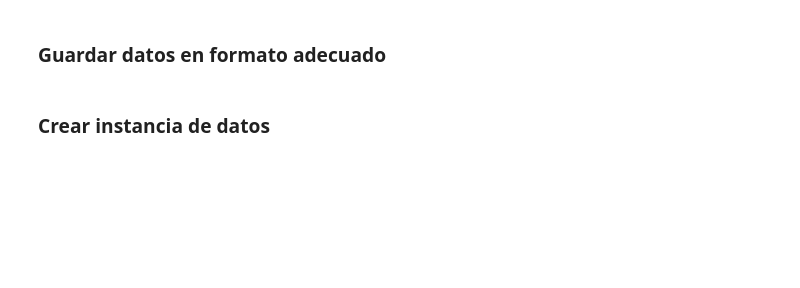
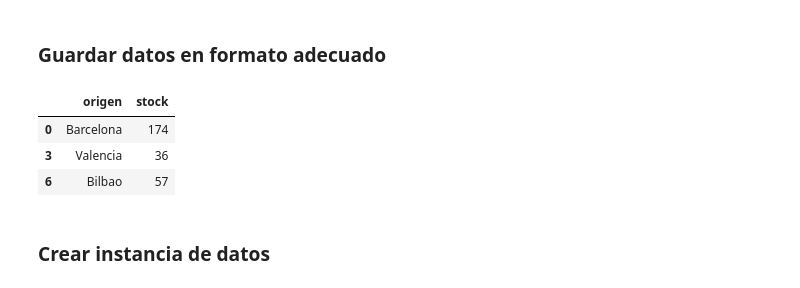
Before and after one commit to joanvelro/pyomo-seminario, a Jupyter notebook: seminario_optimizacion_con_pyomo.ipynb, the cells around one changed output. Cells and saved outputs as stored; diff of their text form; code cells hidden in the pictures; blank space fills up the shorter version.

```diff
--- a/seminario_optimizacion_con_pyomo.ipynb
+++ b/seminario_optimizacion_con_pyomo.ipynb
@@ -687,6 +687,13 @@ fig.show()
 [interactive output not drawn]
 # %% [markdown]
 ### Guardar datos en formato adecuado
+# %%
+df_data[['origen', 'stock']].drop_duplicates()
+# %% [output]
+|  | origen | stock |
+| 0 | Barcelona | 174 |
+| 3 | Valencia | 36 |
+| 6 | Bilbao | 57 |
 # %%
 df_data[['origen', 'stock']].drop_duplicates()['origen'].to_csv('data/set_origen.tab', index=False, sep=' ')
 df_data[['destino', 'demanda']].drop_duplicates()['destino'].to_csv('data/set_destino.tab', index=False, sep=' ')
```
Also changed, not shown: parts of 4 cells of this notebook.
